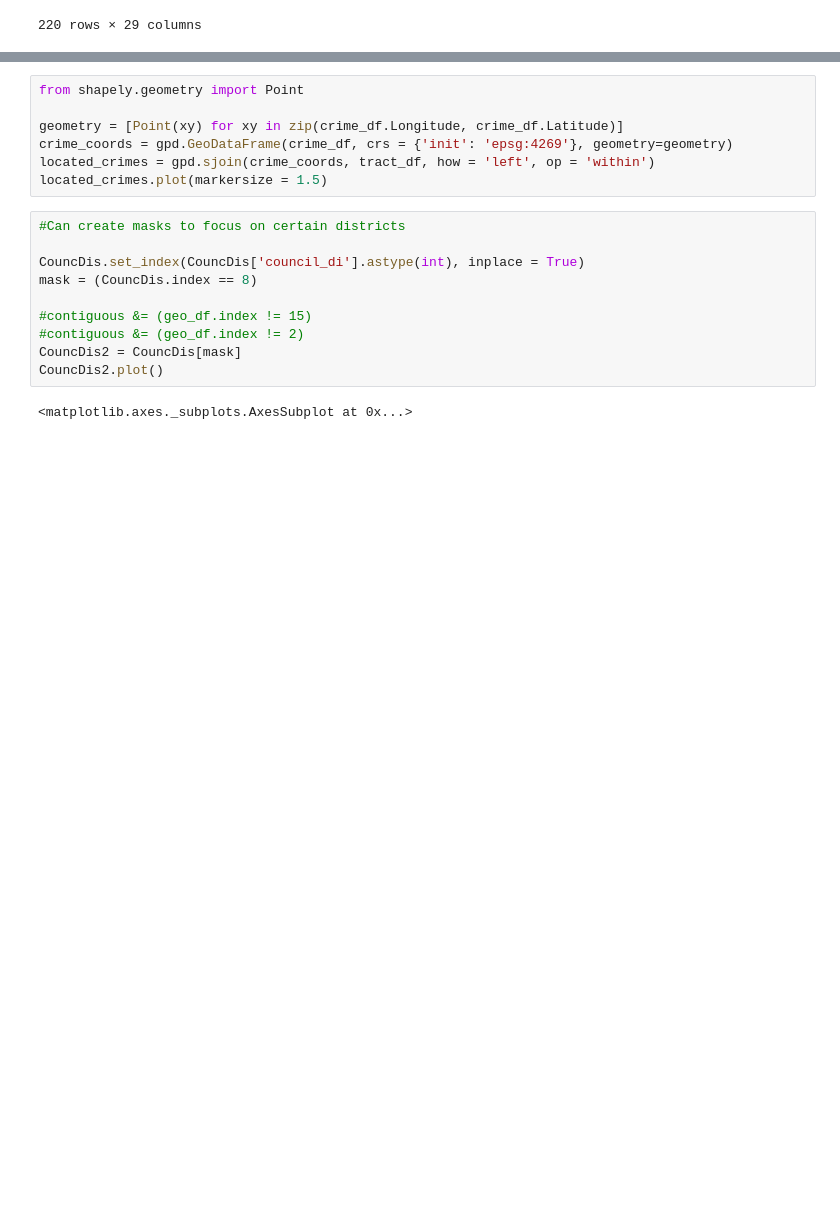
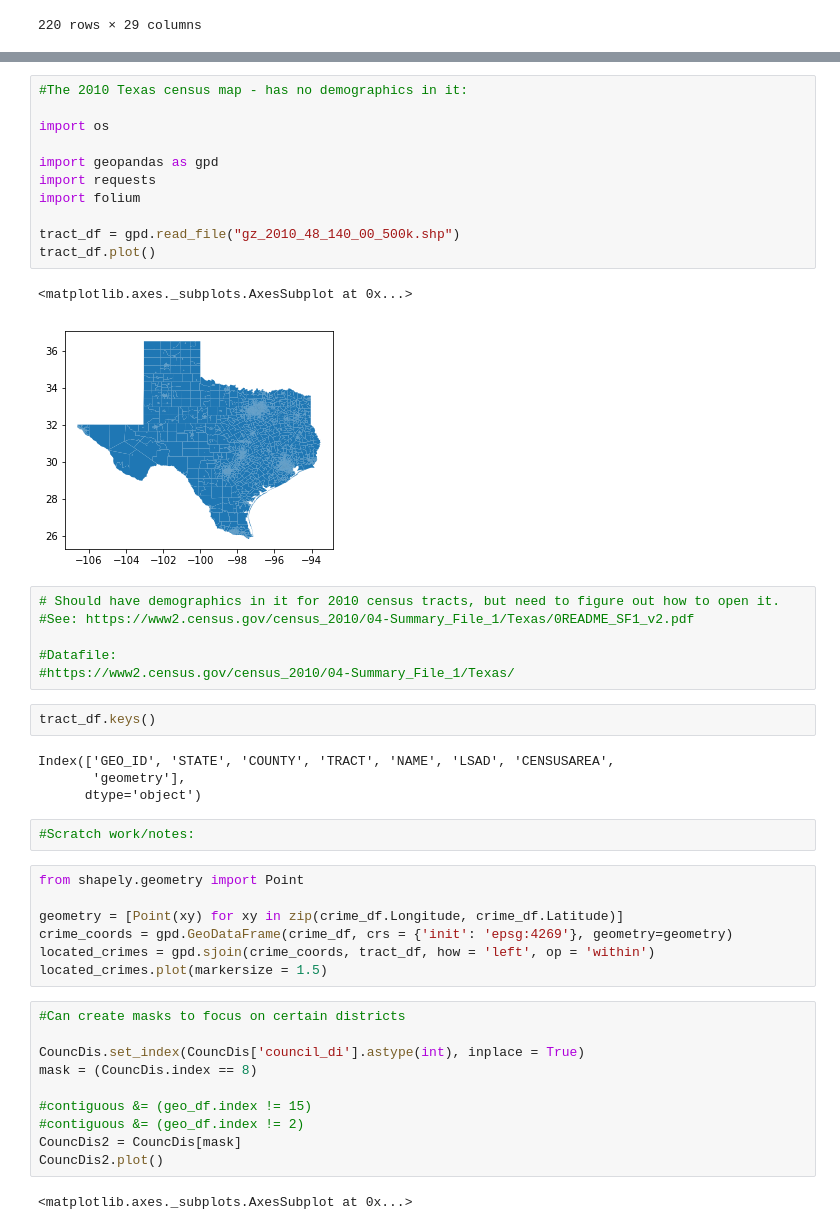
Before and after one commit to MikaArmenta/IPPPFinalProject_Abbott_Lovins_Armenta, a Jupyter notebook: Final/Austin/Austin_geo.ipynb, the cells around one changed output, grey strips where cells are left out. Drawn from its saved outputs; the diff is of its cells as text; blank space fills up the shorter version.

Commit message:
2010 Austin census data

```diff
--- a/Final/Austin/Austin_geo.ipynb
+++ b/Final/Austin/Austin_geo.ipynb
@@ -59,3 +46,31 @@ CensusTract
+# %%
+#The 2010 Texas census map - has no demographics in it:
+
+import os
+
+import geopandas as gpd
+import requests
+import folium
+
+tract_df = gpd.read_file("gz_2010_48_140_00_500k.shp")
+tract_df.plot()
+# %% [output]
+<matplotlib.axes._subplots.AxesSubplot at 0x...>
+[figure, added]
+# %%
+# Should have demographics in it for 2010 census tracts, but need to figure out how to open it.
+#See: https://www2.census.gov/census_2010/04-Summary_File_1/Texas/0README_SF1_v2.pdf
+
+#Datafile:
+#https://www2.census.gov/census_2010/04-Summary_File_1/Texas/
+# %%
+tract_df.keys()
+# %% [output]
+Index(['GEO_ID', 'STATE', 'COUNTY', 'TRACT', 'NAME', 'LSAD', 'CENSUSAREA',
+       'geometry'],
+      dtype='object')
+# %%
+#Scratch work/notes:
 # %%
 from shapely.geometry import Point
 
```
Also changed, not shown: parts of 4 cells of this notebook, 5 other files.
